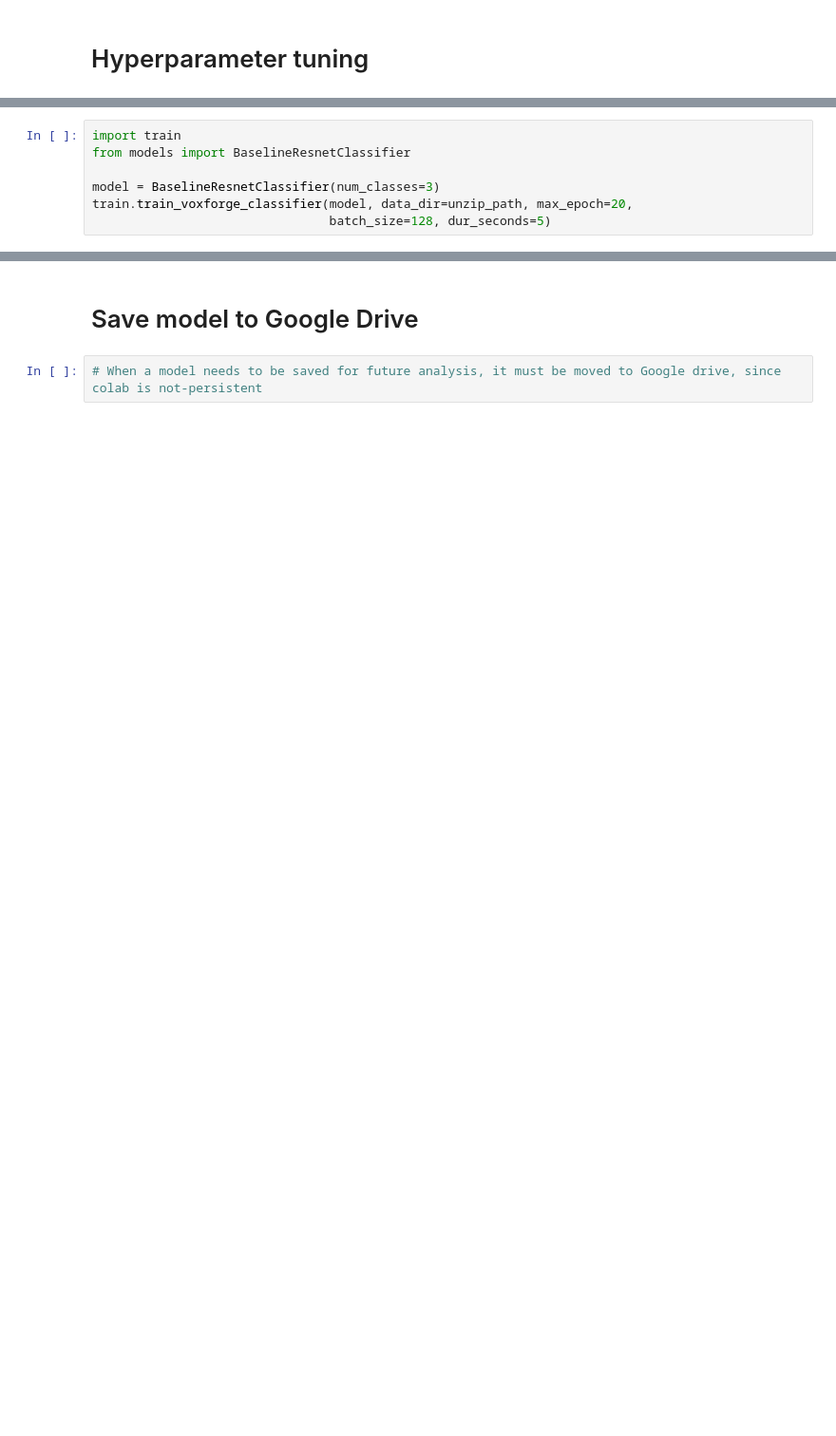
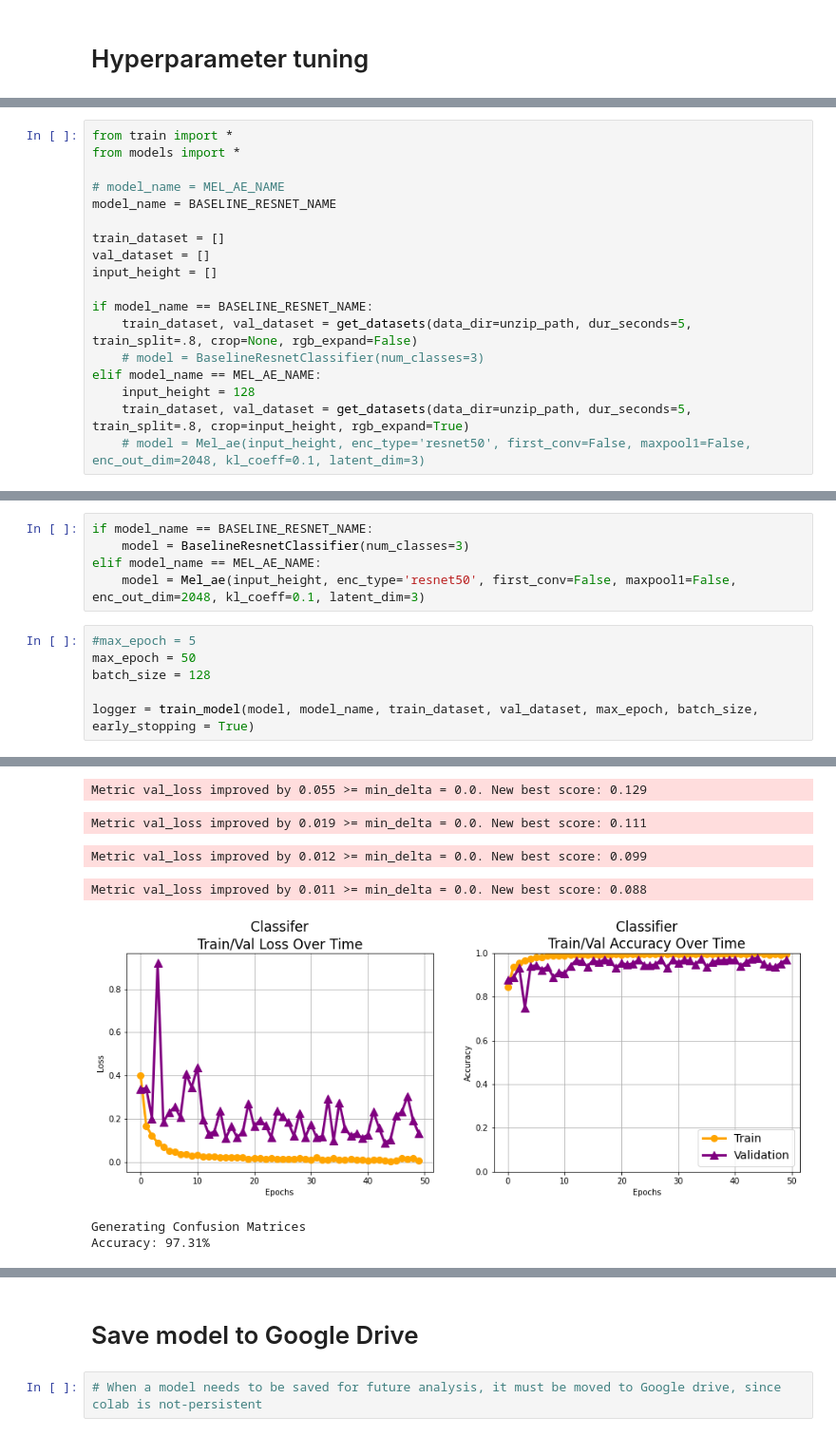
Before and after one commit to rgmartin/ECSE-552-Final-Project, a Jupyter notebook: execution_framework.ipynb, the cells around one changed output, grey strips where cells are left out. Shown at 95% size. Cells and saved outputs as stored; diff of their text form; blank space fills up the shorter version.

```diff
--- a/execution_framework.ipynb
+++ b/execution_framework.ipynb
@@ -156,7 +111,0 @@ Dataset creation in seconds:  357.2955621139995
-# %%
-import train
-from models import BaselineResnetClassifier
-
-model = BaselineResnetClassifier(num_classes=3)
-train.train_voxforge_classifier(model, data_dir=unzip_path, max_epoch=20,
-                                batch_size=128, dur_seconds=5)
@@ -186,0 +126,18 @@ Running model...
+# %%
+from train import *
+from models import *
+
+# model_name = MEL_AE_NAME
+model_name = BASELINE_RESNET_NAME
+
+train_dataset = []
+val_dataset = []
+input_height = []
+
+if model_name == BASELINE_RESNET_NAME:
+    train_dataset, val_dataset = get_datasets(data_dir=unzip_path, dur_seconds=5, train_split=.8, crop=None, rgb_expand=False)
+    # model = BaselineResnetClassifier(num_classes=3)
+elif model_name == MEL_AE_NAME:
+    input_height = 128
+    train_dataset, val_dataset = get_datasets(data_dir=unzip_path, dur_seconds=5, train_split=.8, crop=input_height, rgb_expand=True)
+    # model = Mel_ae(input_height, enc_type='resnet50', first_conv=False, maxpool1=False, enc_out_dim=2048, kl_coeff=0.1, latent_dim=3)
@@ -186,0 +147,12 @@ Running model...
+# %%
+if model_name == BASELINE_RESNET_NAME:
+    model = BaselineResnetClassifier(num_classes=3)
+elif model_name == MEL_AE_NAME:
+    model = Mel_ae(input_height, enc_type='resnet50', first_conv=False, maxpool1=False, enc_out_dim=2048, kl_coeff=0.1, latent_dim=3)
+# %%
+#max_epoch = 5
+max_epoch = 50
+batch_size = 128
+
+logger = train_model(model, model_name, train_dataset, val_dataset, max_epoch, batch_size, early_stopping = True)
+# %% [output]
@@ -186,0 +183,7 @@ Running model...
+Metric val_loss improved by 0.055 >= min_delta = 0.0. New best score: 0.129
+Metric val_loss improved by 0.019 >= min_delta = 0.0. New best score: 0.111
+Metric val_loss improved by 0.012 >= min_delta = 0.0. New best score: 0.099
+Metric val_loss improved by 0.011 >= min_delta = 0.0. New best score: 0.088
+[figure, added]
+Generating Confusion Matrices
+Accuracy: 97.31%
```
Also changed, not shown: parts of 20 cells of this notebook.
